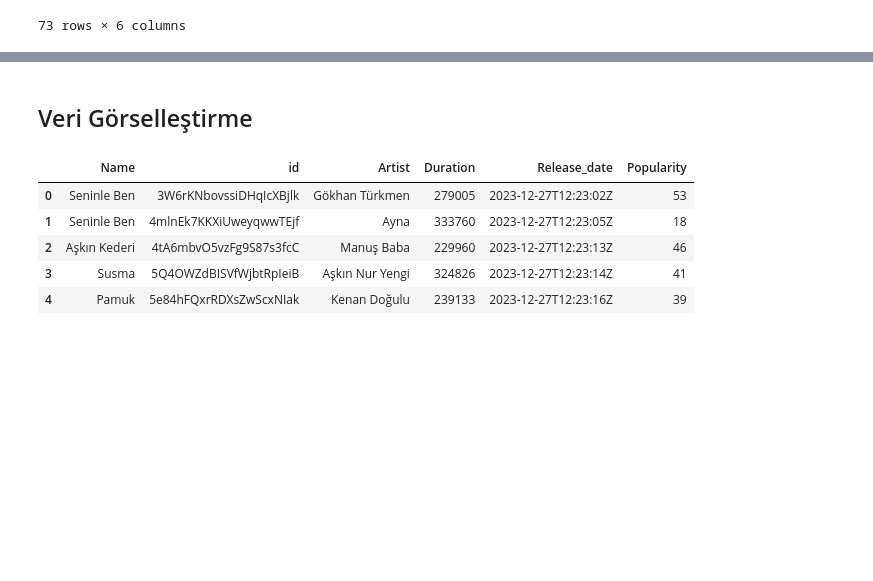
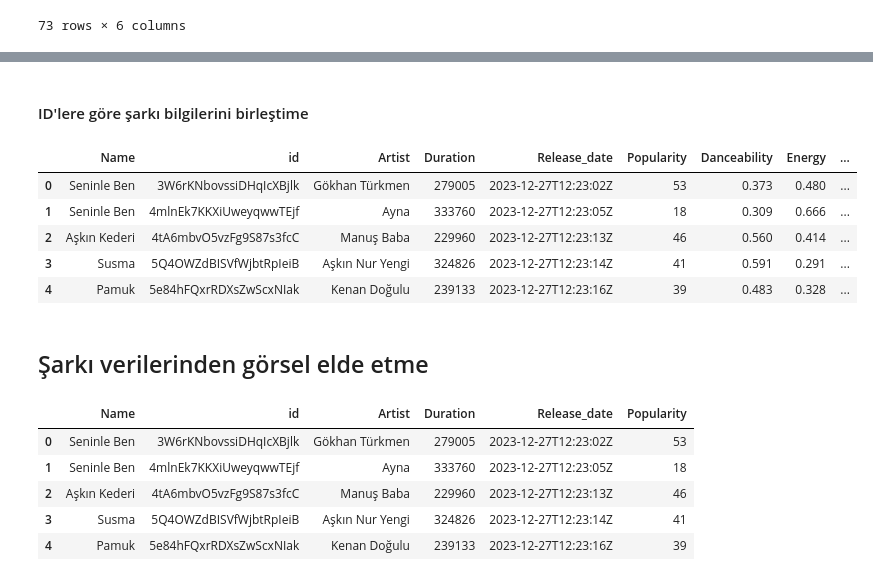
Before and after one commit to iremcakcak5/book-api-project, a Jupyter notebook: main.ipynb, the cells around one changed output, grey strips where cells are left out. Drawn from its saved outputs; the diff is of its cells as text; code cells hidden in the pictures; blank space fills up the shorter version.

```diff
--- a/main.ipynb
+++ b/main.ipynb
@@ -199 +207,13 @@ audio_features_df.head()
+# %% [markdown]
+#### ID'lere göre şarkı bilgilerini birleştime
+# %%
+df = pd.merge(playlists_item_df, audio_features_df, on='id', how='inner')
+df.head()
+# %% [output]
+|  | Name | id | Artist | Duration | Release_date | Popularity | Danceability | Energy | ... |
+| 0 | Seninle Ben | 3W6rKNbovssiDHqIcXBjlk | Gökhan Türkmen | 279005 | 2023-12-27T12:23:02Z | 53 | 0.373 | 0.480 | ... |
+| 1 | Seninle Ben | 4mlnEk7KKXiUweyqwwTEjf | Ayna | 333760 | 2023-12-27T12:23:05Z | 18 | 0.309 | 0.666 | ... |
+| 2 | Aşkın Kederi | 4tA6mbvO5vzFg9S87s3fcC | Manuş Baba | 229960 | 2023-12-27T12:23:13Z | 46 | 0.560 | 0.414 | ... |
+| 3 | Susma | 5Q4OWZdBISVfWjbtRpIeiB | Aşkın Nur Yengi | 324826 | 2023-12-27T12:23:14Z | 41 | 0.591 | 0.291 | ... |
+| 4 | Pamuk | 5e84hFQxrRDXsZwScxNIak | Kenan Doğulu | 239133 | 2023-12-27T12:23:16Z | 39 | 0.483 | 0.328 | ... |
 # %%
@@ -202,2 +221,0 @@ playlists_item_df.to_csv('spotify.csv', index=False)
-# %% [markdown]
-## Veri Görselleştirme
@@ -206,3 +222,5 @@ spotify=pd.read_csv('spotify.csv')
+# %% [markdown]
+## Şarkı verilerinden görsel elde etme
 # %%
 spotify.head()
 # %% [output]
```
Also changed, not shown: parts of 9 cells of this notebook.
